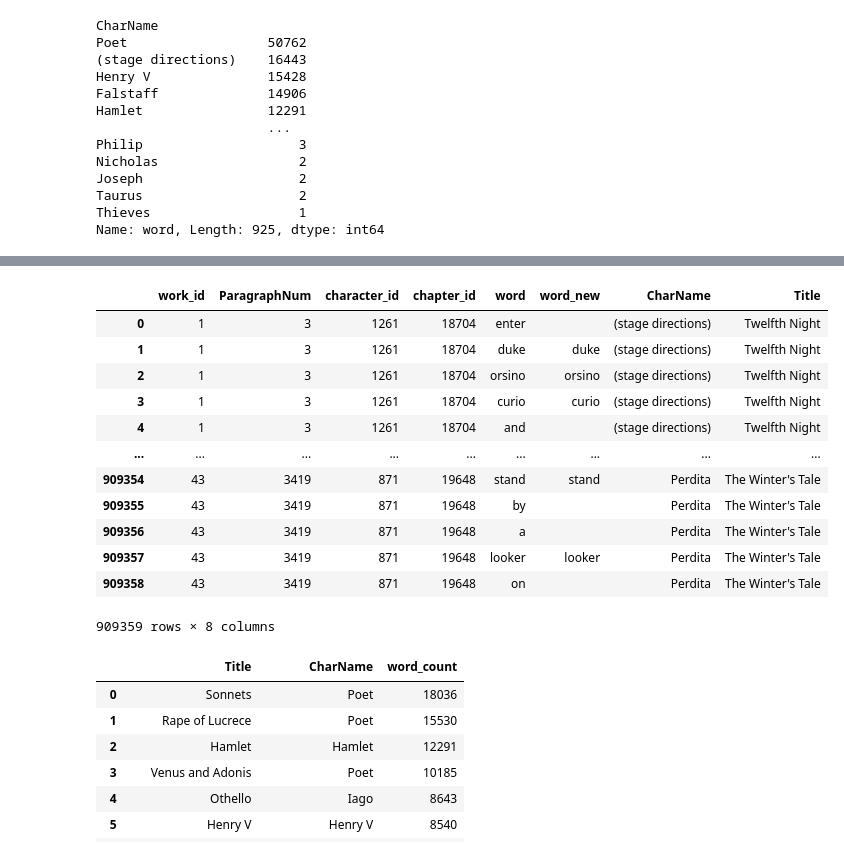
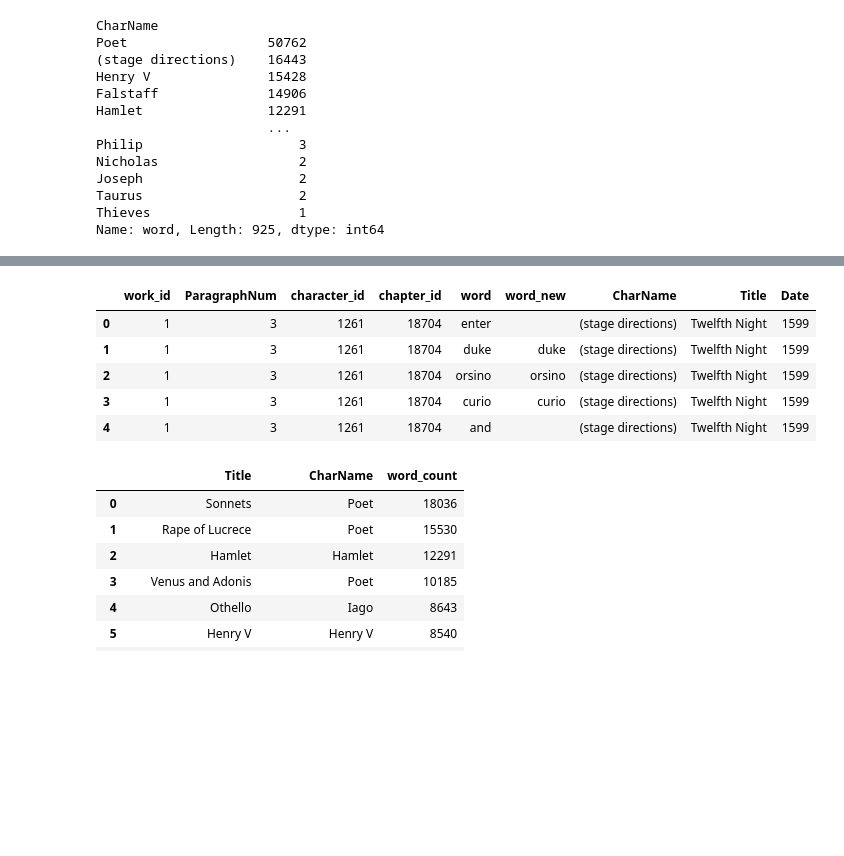
Before and after one commit to AnaCortazzo/ShakespeareTarea1, a Jupyter notebook: shakespeareAnalysis.ipynb, the cells around one changed output, grey strips where cells are left out. Saved outputs shown, nothing was run; the diff lists cells and outputs as text; code cells hidden in the pictures; blank space fills up the shorter version.

```diff
--- a/shakespeareAnalysis.ipynb
+++ b/shakespeareAnalysis.ipynb
@@ -381,6 +362,7 @@ stopwords
 # %%
 #Elimino las stopwords
-df_words['word_new'] = df_words['word'].apply(lambda x: ' '.join([word for word in x.split() if word not in stopwords]))
+df_words['word_new'] = df_words['word'].apply(lambda x: ' '.join([word for word in x.split()
+                                                                  if word not in stopwords]))
 # %%
 # eliminamos las celdas que quedaron vacías luego de stopwords
 df_words_clean = df_words[df_words['word_new'] != '']
@@ -628,24 +575,17 @@ df_words_chap
 # %%
 # me interesa saber si están en la misma obra, hago merge con work para traer el titulo
-df_words_work = pd.merge(df_words_chap, df_works[["id", "Title"]], left_on="work_id", right_on="id")
+df_words_work = pd.merge(df_words_chap, df_works[["id", "Title", "Date"]], left_on="work_id", right_on="id")
 #selecciono las columnas importantes
-df_words_work = df_words_work.loc[:, ["work_id", "ParagraphNum", "character_id", "chapter_id", "word", "word_new", "CharName", "Title"]]
+df_words_work = df_words_work.loc[:, ["work_id", "ParagraphNum", "character_id", "chapter_id", "word", "word_new", "CharName", "Title",  "Date"]]
 
-df_words_work
+df_words_work.head(5)
 # %% [output]
-|  | work_id | ParagraphNum | character_id | chapter_id | word | word_new | CharName | Title |
-| 0 | 1 | 3 | 1261 | 18704 | enter |  | (stage directions) | Twelfth Night |
-| 1 | 1 | 3 | 1261 | 18704 | duke | duke | (stage directions) | Twelfth Night |
-| 2 | 1 | 3 | 1261 | 18704 | orsino | orsino | (stage directions) | Twelfth Night |
-| 3 | 1 | 3 | 1261 | 18704 | curio | curio | (stage directions) | Twelfth Night |
-| 4 | 1 | 3 | 1261 | 18704 | and |  | (stage directions) | Twelfth Night |
-| ... | ... | ... | ... | ... | ... | ... | ... | ... |
-| 909354 | 43 | 3419 | 871 | 19648 | stand | stand | Perdita | The Winter's Tale |
-| 909355 | 43 | 3419 | 871 | 19648 | by |  | Perdita | The Winter's Tale |
-| 909356 | 43 | 3419 | 871 | 19648 | a |  | Perdita | The Winter's Tale |
-| 909357 | 43 | 3419 | 871 | 19648 | looker | looker | Perdita | The Winter's Tale |
-| 909358 | 43 | 3419 | 871 | 19648 | on |  | Perdita | The Winter's Tale |
+|  | work_id | ParagraphNum | character_id | chapter_id | word | word_new | CharName | Title | Date |
+| 0 | 1 | 3 | 1261 | 18704 | enter |  | (stage directions) | Twelfth Night | 1599 |
+| 1 | 1 | 3 | 1261 | 18704 | duke | duke | (stage directions) | Twelfth Night | 1599 |
+| 2 | 1 | 3 | 1261 | 18704 | orsino | orsino | (stage directions) | Twelfth Night | 1599 |
+| 3 | 1 | 3 | 1261 | 18704 | curio | curio | (stage directions) | Twelfth Night | 1599 |
+| 4 | 1 | 3 | 1261 | 18704 | and |  | (stage directions) | Twelfth Night | 1599 |
-909359 rows × 8 columns
 # %%
 # agrupo words por obra y por charName
 word_per_work_char= df_words_work.groupby(['Title', 'CharName'])['word'].count().sort_values(ascending=False).rename('word_count').reset_index()
```
Also changed, not shown: parts of 22 cells of this notebook.
